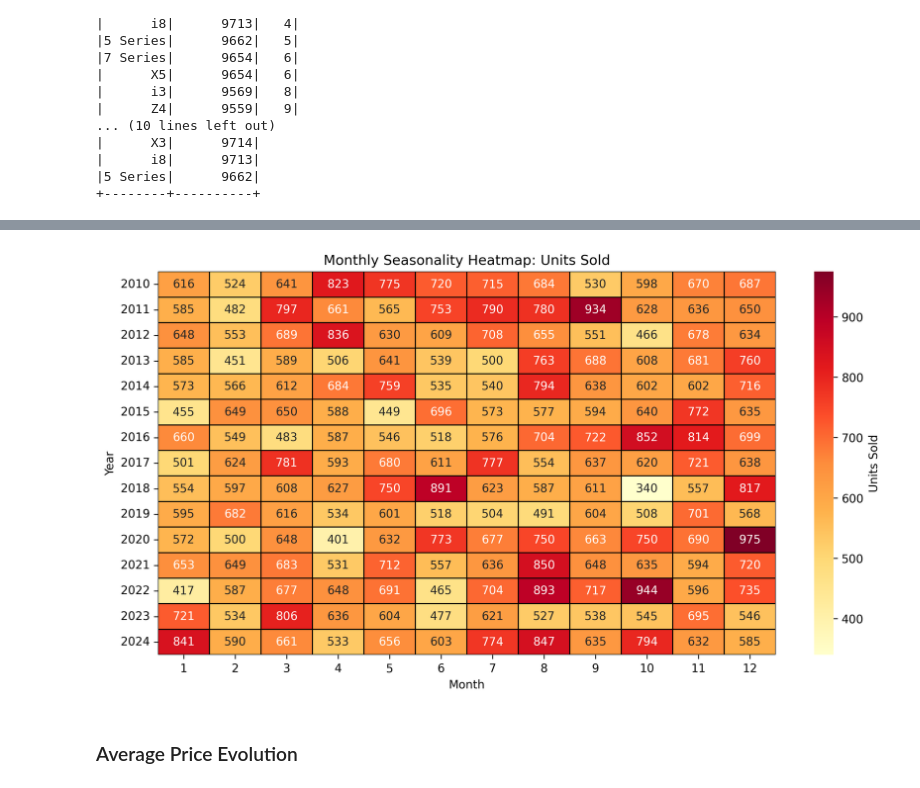
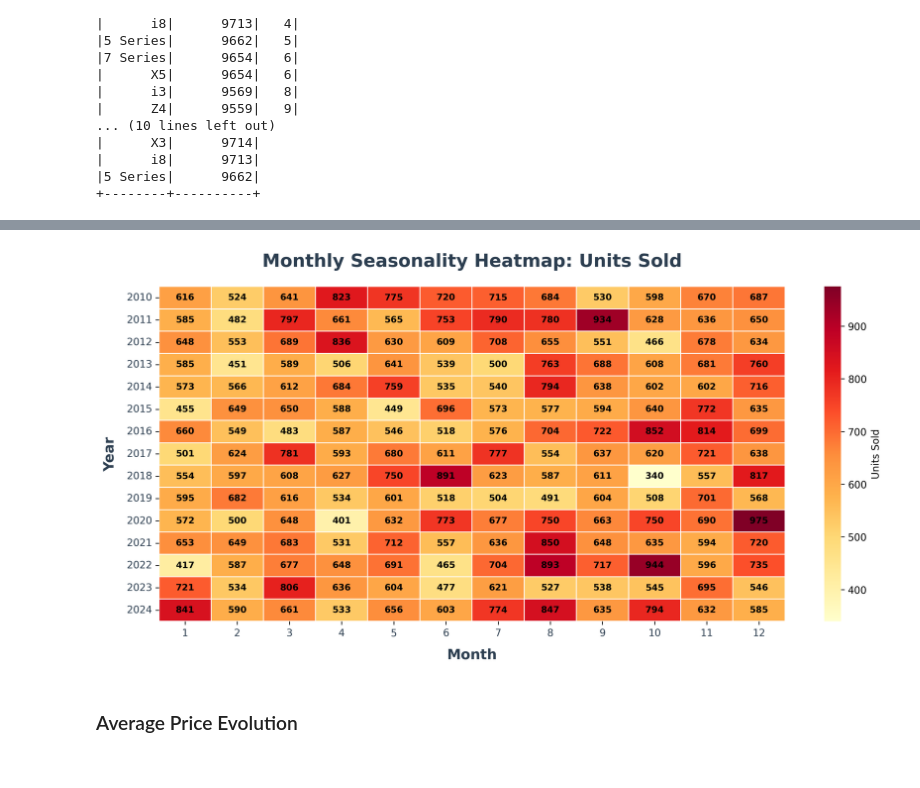
Before and after one commit to smartestnerdfromtown/bmw_sales_analysis_2010_2024, a Jupyter notebook: analysis.ipynb, the cells around one changed output, grey strips where cells are left out. Drawn from its saved outputs; the diff is of its cells as text; code cells hidden in the pictures.

Commit message:
Monthly Seasonality(polished) and Top 5 models(polished)

```diff
--- a/analysis.ipynb
+++ b/analysis.ipynb
@@ -361,7 +362,8 @@ top5_performers.show()
 |5 Series|      9662|
 +--------+----------+
 # %%
-models = [row["model"] for row in top5_performers.collect()]
-units_sold = [row["units_sold"] for row in top5_performers.collect()]
+rows = top5_performers.collect()
+models = [row["model"] for row in rows]
+units_sold = [row["units_sold"] for row in rows]
 # %%
 fig, ax = plt.subplots(
@@ -443,25 +430,39 @@ only showing top 20 rows
 # %%
 pdf = monthly_season_check.toPandas()
 pdf = pdf.sort_values(["year", "month"])
 
 heatmap_data = pdf.pivot(index="year", columns="month", values="units_sold")
+plt.figure(figsize=(12, 6), dpi=300)
 
-plt.figure(figsize=(12, 6), dpi=300)
 sns.heatmap(
     heatmap_data,
     annot=True,
     fmt=".0f",
     cmap="YlOrRd",
     linewidths=0.5,
-    linecolor="black",
+    linecolor="white",
     cbar_kws={"label": "Units Sold"},
+    annot_kws={"size": 9, "weight": "bold", "color": "black"},
 )
-plt.title("Monthly Seasonality Heatmap: Units Sold")
-plt.xlabel("Month")
-plt.ylabel("Year")
+
+plt.title(
+    "Monthly Seasonality Heatmap: Units Sold",
+    fontsize=18,
+    fontweight="bold",
+    color="#2c3e50",
+    pad=20,
+)
+plt.xlabel("Month", fontsize=14, fontweight="bold", color="#2c3e50", labelpad=10)
+plt.ylabel("Year", fontsize=14, fontweight="bold", color="#2c3e50", labelpad=10)
+
+plt.xticks(fontsize=10, color="#2c3e50")
+plt.yticks(fontsize=10, color="#2c3e50")
+
+plt.tight_layout()
+plt.savefig("images/monthly_seasonality_heatmap.png", dpi=1200, bbox_inches="tight")
 plt.show()
 # %% [output]
-[figure, old version]
+[figure, new version]
 # %% [markdown]
 ### Average Price Evolution
 # %%
```
Also changed, not shown: parts of 6 cells of this notebook, 2 other files.
